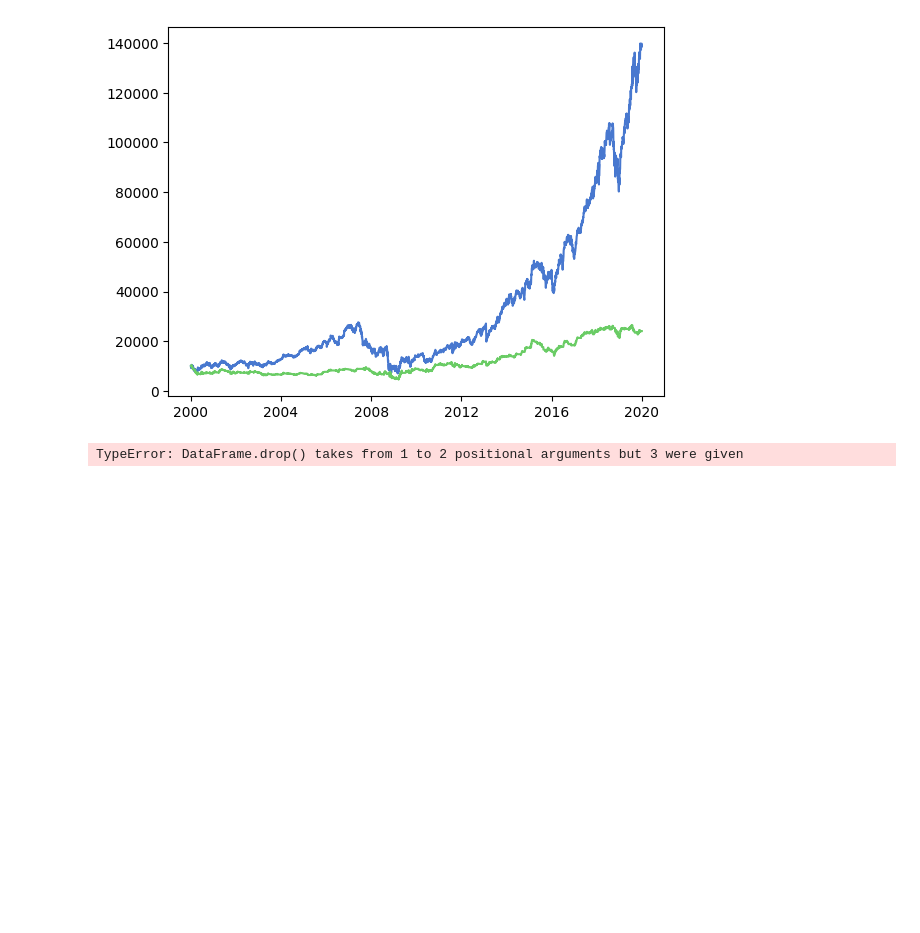
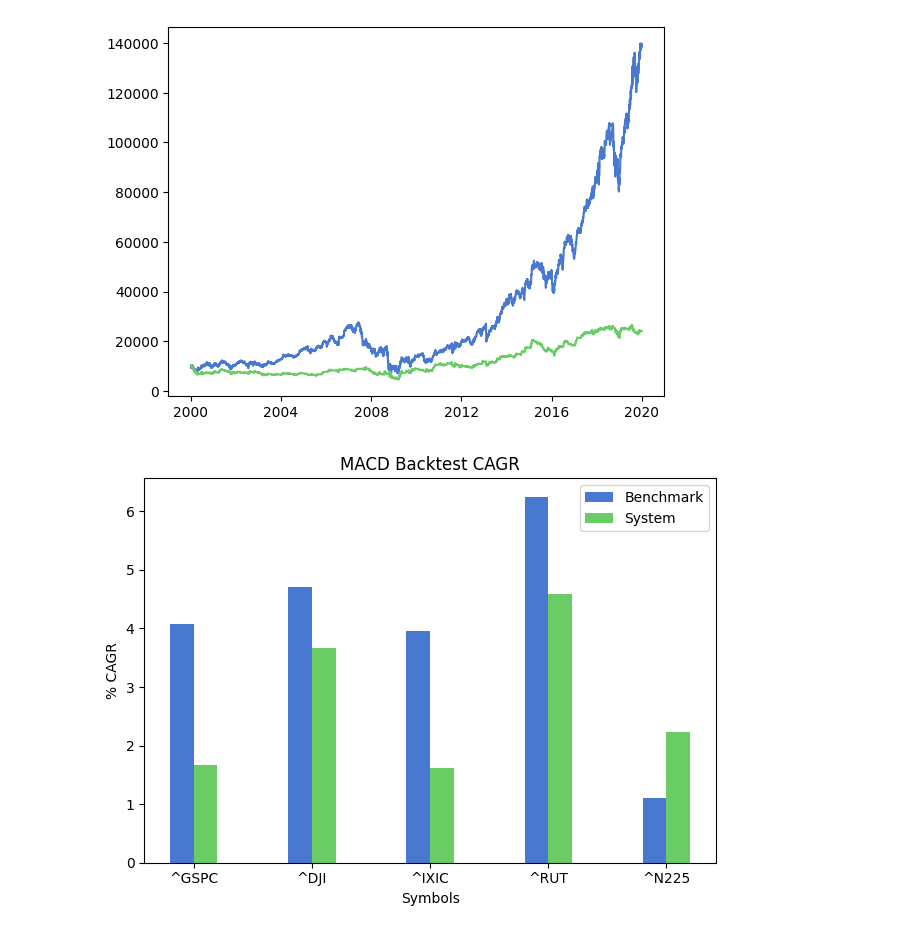
Before and after one commit to andrewchaa/trading-strategies, a Jupyter notebook: ddd-southwest/1_macd_vanilla.ipynb, the cells around one changed output. Saved outputs shown, nothing was run; the diff lists cells and outputs as text; code cells hidden in the pictures; blank space fills up the shorter version.

Commit message:
download nasdaq index data

```diff
--- a/ddd-southwest/1_macd_vanilla.ipynb
+++ b/ddd-southwest/1_macd_vanilla.ipynb
@@ -11,7 +11,7 @@ YEARS = (END - START).days / 365.25
 # %%
 STARTING_BALANCE = 10000
 # %%
-tickerData = yf.Ticker('SPGI')
+tickerData = yf.Ticker('^GSPC')
 price = tickerData.history(period='1d', start=START, end=END)
 # price = pdr.get_data_yahoo('^SPX', start=START, end=END)
 price.tail()
@@ -222,5 +222,23 @@ for symbol in symbols:
     bench_cagr, sys_cagr = backtest(symbol)
     bc.append(bench_cagr)
     sc.append(sys_cagr)
-# %% [output]
-TypeError: DataFrame.drop() takes from 1 to 2 positional arguments but 3 were given
+# %%
+#plot data
+x_indices = np.arange(len(symbols))
+width = 0.2
+
+plt.bar(x_indices - width / 2, bc, width = width, label = 'Benchmark')
+plt.bar(x_indices + width / 2, sc, width = width, label = 'System')
+
+plt.xticks(ticks = x_indices, labels = symbols)
+
+plt.legend()
+
+plt.title('MACD Backtest CAGR')
+plt.xlabel('Symbols')
+plt.ylabel('% CAGR')
+plt.tight_layout()
+
+plt.show()
+# %% [output]
+[figure, added]
```
Also changed, not shown: 3 other files.
